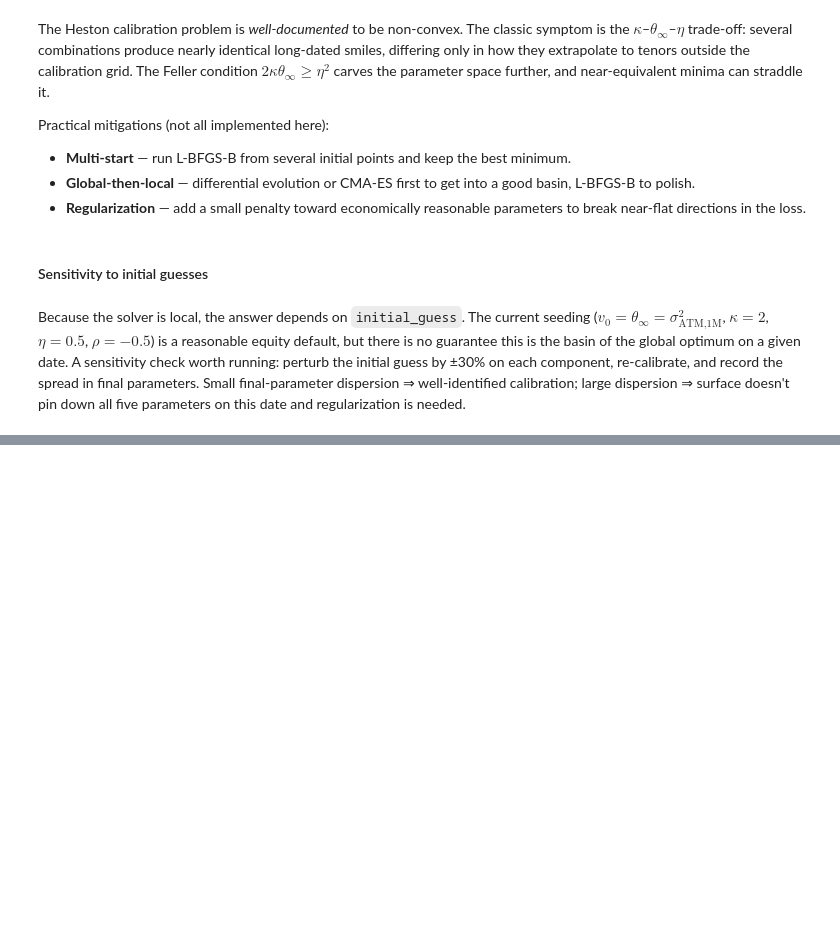
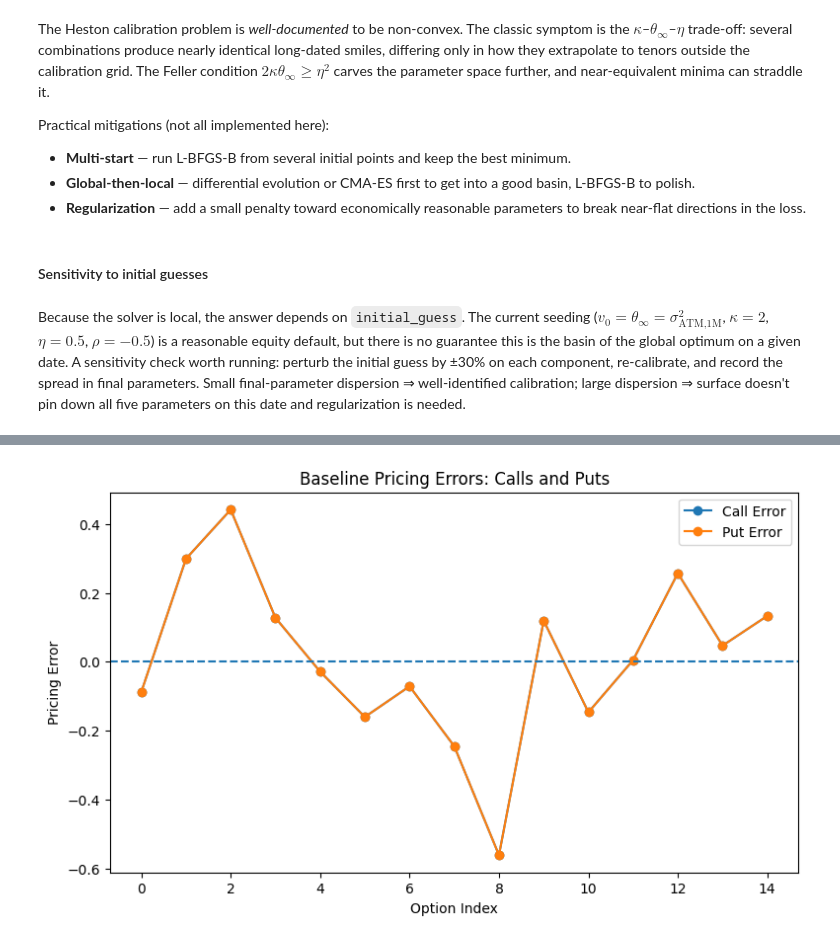
Before and after one commit to maa2420-cloud/heston_calibration_optimization_ipynb, a Jupyter notebook: heston_calibration.ipynb, the cells around one changed output, grey strips where cells are left out. Drawn from its saved outputs; the diff is of its cells as text; code cells hidden in the pictures; blank space fills up the shorter version.

```diff
--- a/heston_calibration.ipynb
+++ b/heston_calibration.ipynb
@@ -131,0 +558,17 @@ Small final-parameter dispersion ⇒ well-identified calibration; large dispersi
+# %%
+# Plot baseline pricing errors for calls and puts separately.
+
+x = np.arange(len(calibration_df))
+
+plt.figure(figsize=(9, 5))
+plt.plot(x, calibration_df["call_error"].values, marker="o", label="Call Error")
+plt.plot(x, calibration_df["put_error"].values, marker="o", label="Put Error")
+plt.axhline(0, linestyle="--")
+
+plt.xlabel("Option Index")
+plt.ylabel("Pricing Error")
+plt.title("Baseline Pricing Errors: Calls and Puts")
+plt.legend()
+plt.show()
+# %% [output]
+[figure, added]
```
Also changed, not shown: parts of 21 cells of this notebook.
